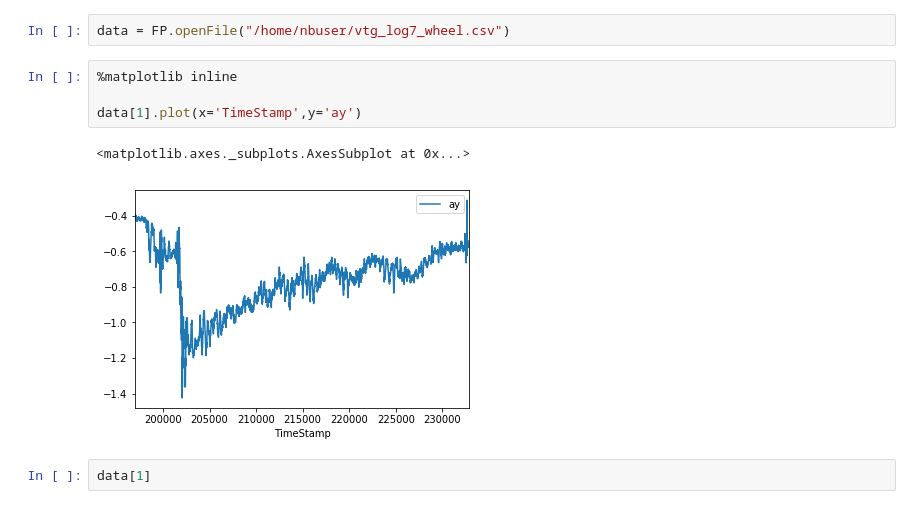
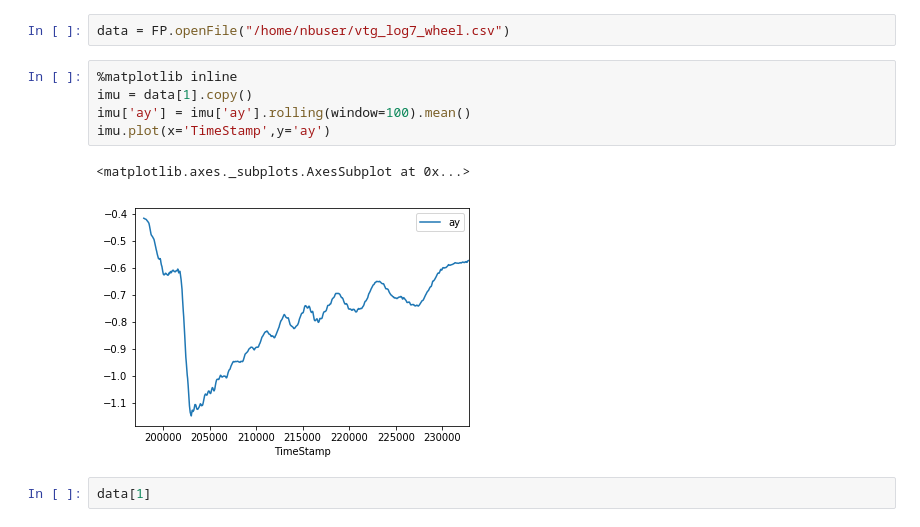
Before and after one commit to SGSVertigo/vertigo-python, a Jupyter notebook: Plot.ipynb, the cells around one changed output. Saved outputs shown, nothing was run; the diff lists cells and outputs as text.

Commit message:
added rolling average

```diff
--- a/Plot.ipynb
+++ b/Plot.ipynb
@@ -11,11 +12,12 @@ Copy the file link that it returns (e.g. /home/nbuser/vtg_log7_wheel.csv)
 data = FP.openFile("/home/nbuser/vtg_log7_wheel.csv")
 # %%
 %matplotlib inline
-
-data[1].plot(x='TimeStamp',y='ay')
+imu = data[1].copy()
+imu['ay'] = imu['ay'].rolling(window=100).mean()
+imu.plot(x='TimeStamp',y='ay')
 # %% [output]
 <matplotlib.axes._subplots.AxesSubplot at 0x...>
-[figure, old version]
+[figure, new version]
 # %%
 data[1]
 # %% [output]
```
Also changed, not shown: parts of 1 cell of this notebook.
